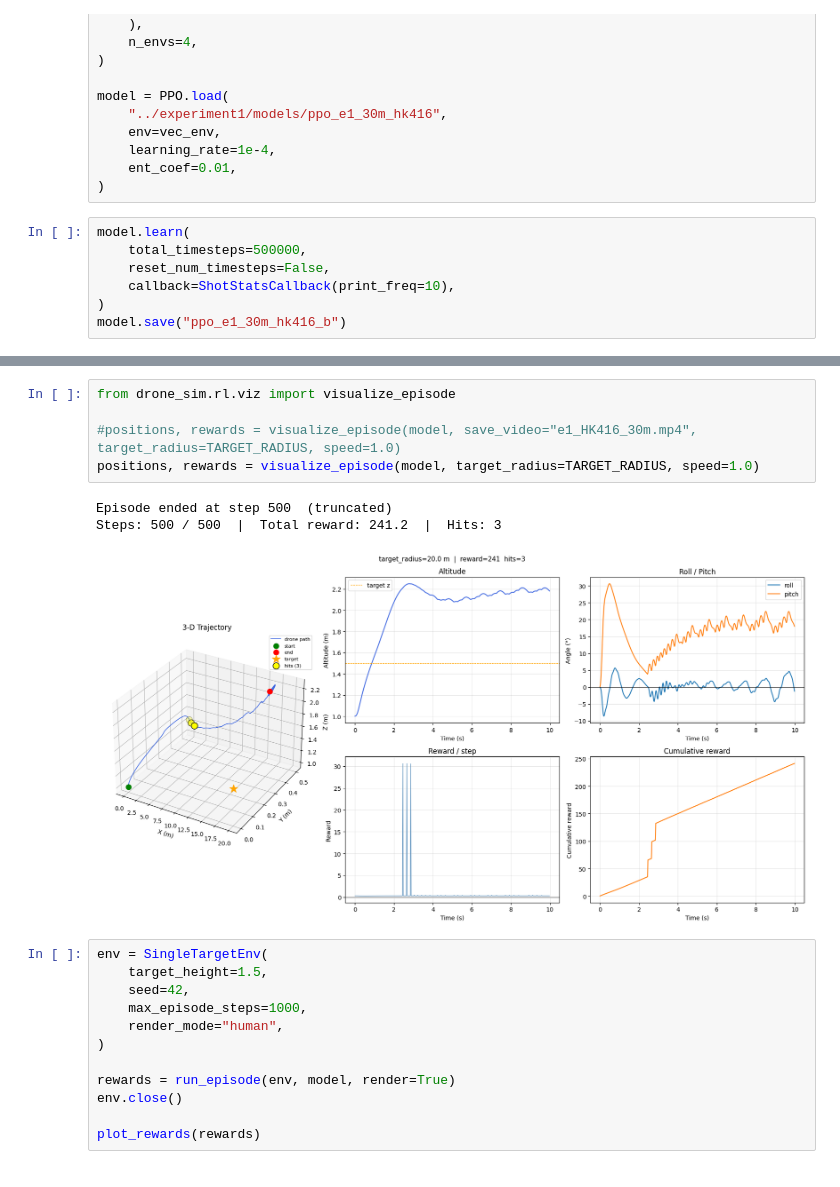
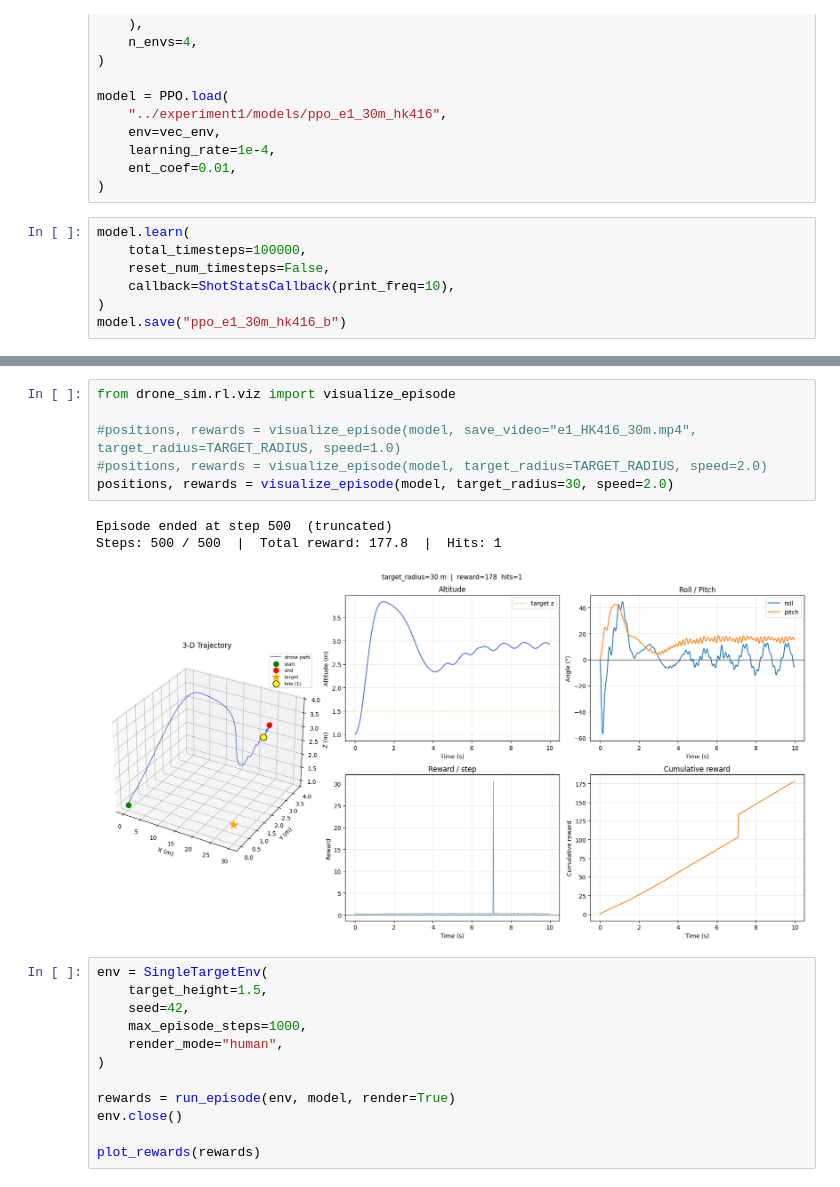
Before and after one commit to johnliaogithub/Limitanei, a Jupyter notebook: experiments/experiment1/e1_HK416_single.ipynb, the cells around one changed output, grey strips where cells are left out. Drawn from its saved outputs; the diff is of its cells as text.

```diff
--- a/experiments/experiment1/e1_HK416_single.ipynb
+++ b/experiments/experiment1/e1_HK416_single.ipynb
@@ -229,7 +229,7 @@ model = PPO.load(
 )
 # %%
 model.learn(
-    total_timesteps=500000,
+    total_timesteps=100000,
     reset_num_timesteps=False,
     callback=ShotStatsCallback(print_freq=10),
 )
@@ -237,12 +255,13 @@ model.save("ppo_e1_30m_hk416_b")
 # %%
 from drone_sim.rl.viz import visualize_episode
 
 #positions, rewards = visualize_episode(model, save_video="e1_HK416_30m.mp4", target_radius=TARGET_RADIUS, speed=1.0)
-positions, rewards = visualize_episode(model, target_radius=TARGET_RADIUS, speed=1.0)
+#positions, rewards = visualize_episode(model, target_radius=TARGET_RADIUS, speed=2.0)
+positions, rewards = visualize_episode(model, target_radius=30, speed=2.0)
 # %% [output]
 Episode ended at step 500  (truncated)
-Steps: 500 / 500  |  Total reward: 241.2  |  Hits: 3
+Steps: 500 / 500  |  Total reward: 177.8  |  Hits: 1
-[figure, old version]
+[figure, new version]
 # %%
 env = SingleTargetEnv(
     target_height=1.5,
```
Also changed, not shown: parts of 1 cell of this notebook, 7 other files.
